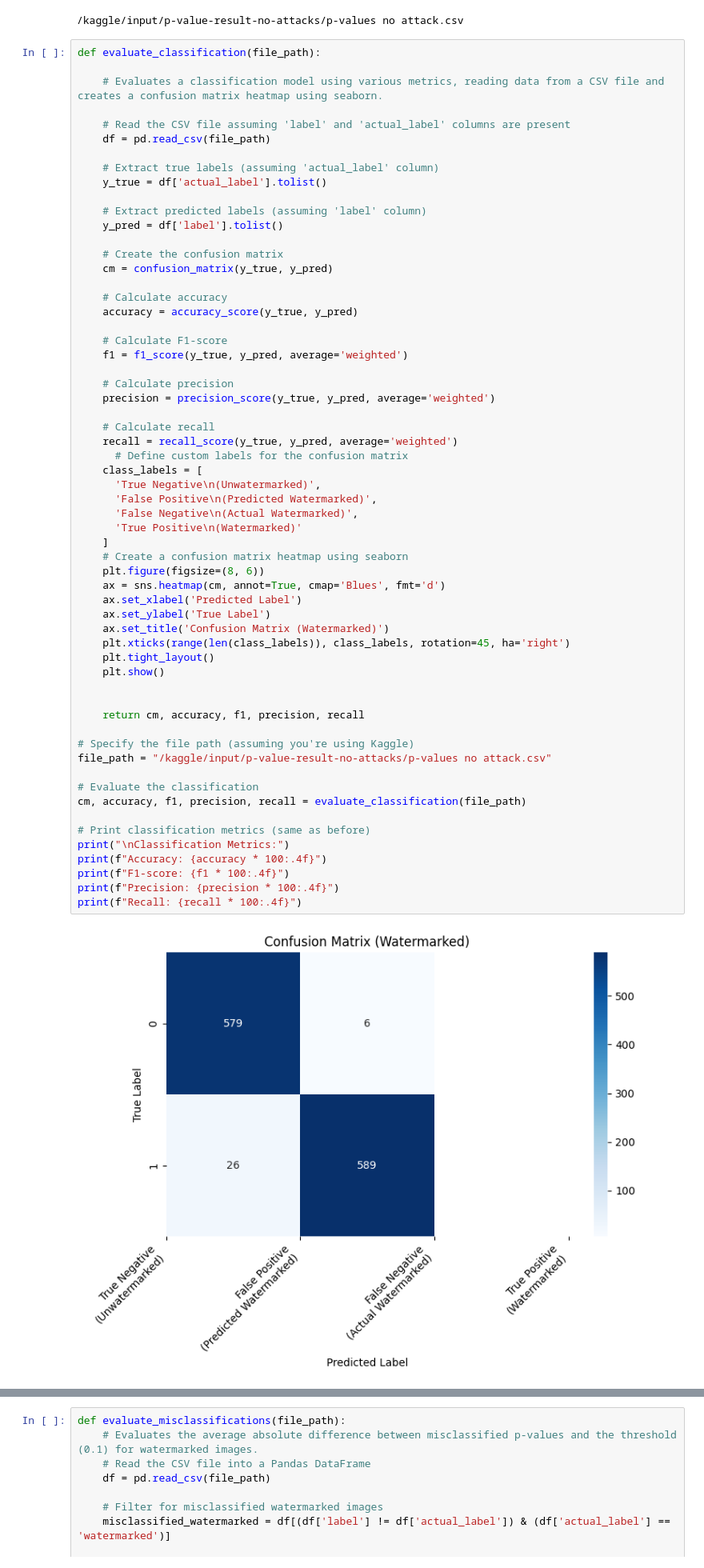
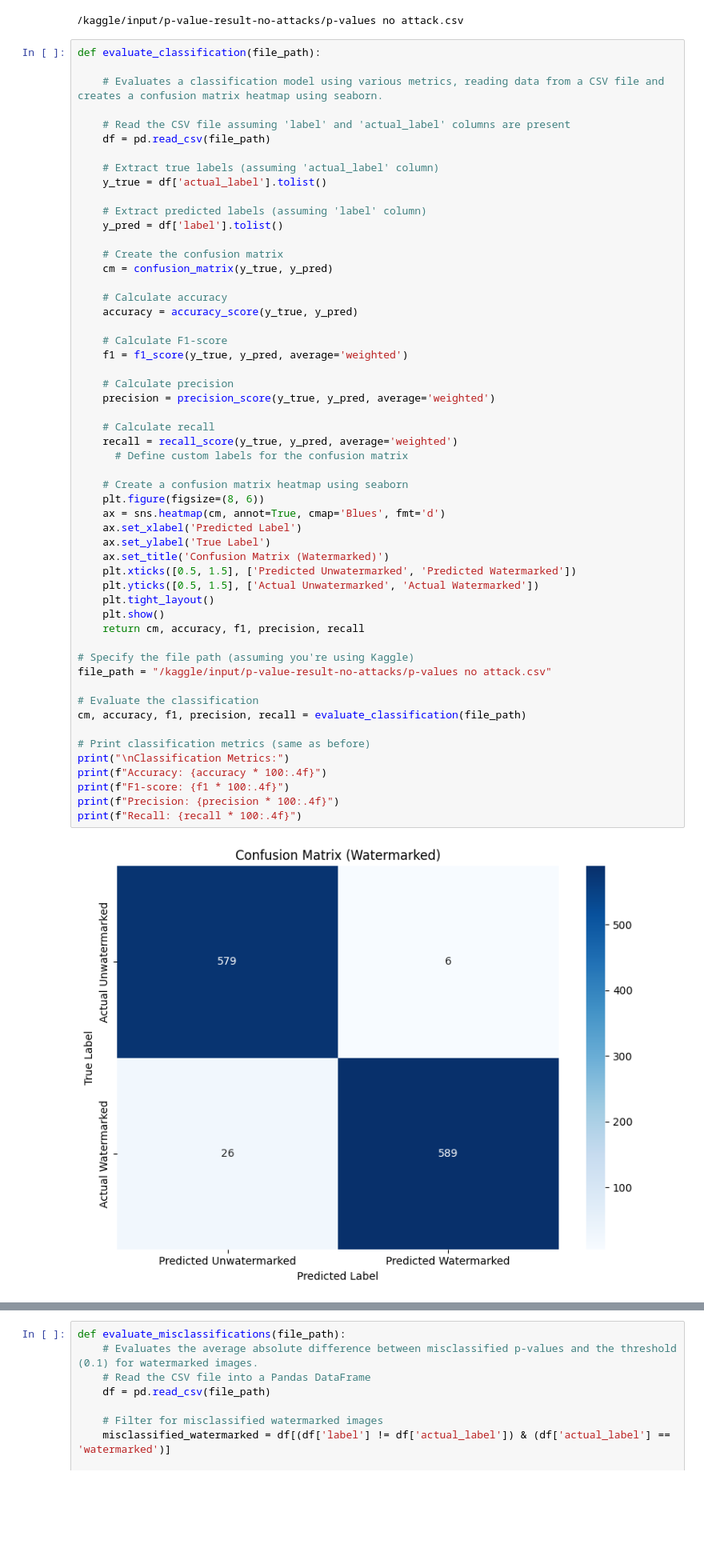
Before and after one commit to NadaTElwazane/Watermarking-Machine-Generated-Text, a Jupyter notebook: Notebooks/No Attacks/Automated Watermarking and Detection/Detection/evaluate-the-detection-algorithm.ipynb, the cells around one changed output, grey strips where cells are left out. Shown at 80% size. Drawn from its saved outputs; the diff is of its cells as text; blank space fills up the shorter version.

Commit message:
Corrected confusion matrix labels

```diff
--- a/Notebooks/No Attacks/Automated Watermarking and Detection/Detection/evaluate-the-detection-algorithm.ipynb
+++ b/Notebooks/No Attacks/Automated Watermarking and Detection/Detection/evaluate-the-detection-algorithm.ipynb
@@ -49,43 +49,37 @@ def evaluate_classification(file_path):
 
     # Calculate precision
     precision = precision_score(y_true, y_pred, average='weighted')
 
     # Calculate recall
     recall = recall_score(y_true, y_pred, average='weighted')
       # Define custom labels for the confusion matrix
-    class_labels = [
-      'True Negative\n(Unwatermarked)',
-      'False Positive\n(Predicted Watermarked)',
-      'False Negative\n(Actual Watermarked)',
-      'True Positive\n(Watermarked)'
-    ]
+
     # Create a confusion matrix heatmap using seaborn
     plt.figure(figsize=(8, 6))
     ax = sns.heatmap(cm, annot=True, cmap='Blues', fmt='d')
     ax.set_xlabel('Predicted Label')
     ax.set_ylabel('True Label')
     ax.set_title('Confusion Matrix (Watermarked)')
-    plt.xticks(range(len(class_labels)), class_labels, rotation=45, ha='right')
+    plt.xticks([0.5, 1.5], ['Predicted Unwatermarked', 'Predicted Watermarked'])
+    plt.yticks([0.5, 1.5], ['Actual Unwatermarked', 'Actual Watermarked'])
     plt.tight_layout()
     plt.show()
-
-
     return cm, accuracy, f1, precision, recall
 
 # Specify the file path (assuming you're using Kaggle)
 file_path = "/kaggle/input/p-value-result-no-attacks/p-values no attack.csv"
 
 # Evaluate the classification
 cm, accuracy, f1, precision, recall = evaluate_classification(file_path)
 
 # Print classification metrics (same as before)
 print("\nClassification Metrics:")
 print(f"Accuracy: {accuracy * 100:.4f}")
 print(f"F1-score: {f1 * 100:.4f}")
 print(f"Precision: {precision * 100:.4f}")
 print(f"Recall: {recall * 100:.4f}")
 # %% [output]
-[figure, old version]
+[figure, new version]
 Classification Metrics:
 Accuracy: 97.3333
 F1-score: 97.3337
```
